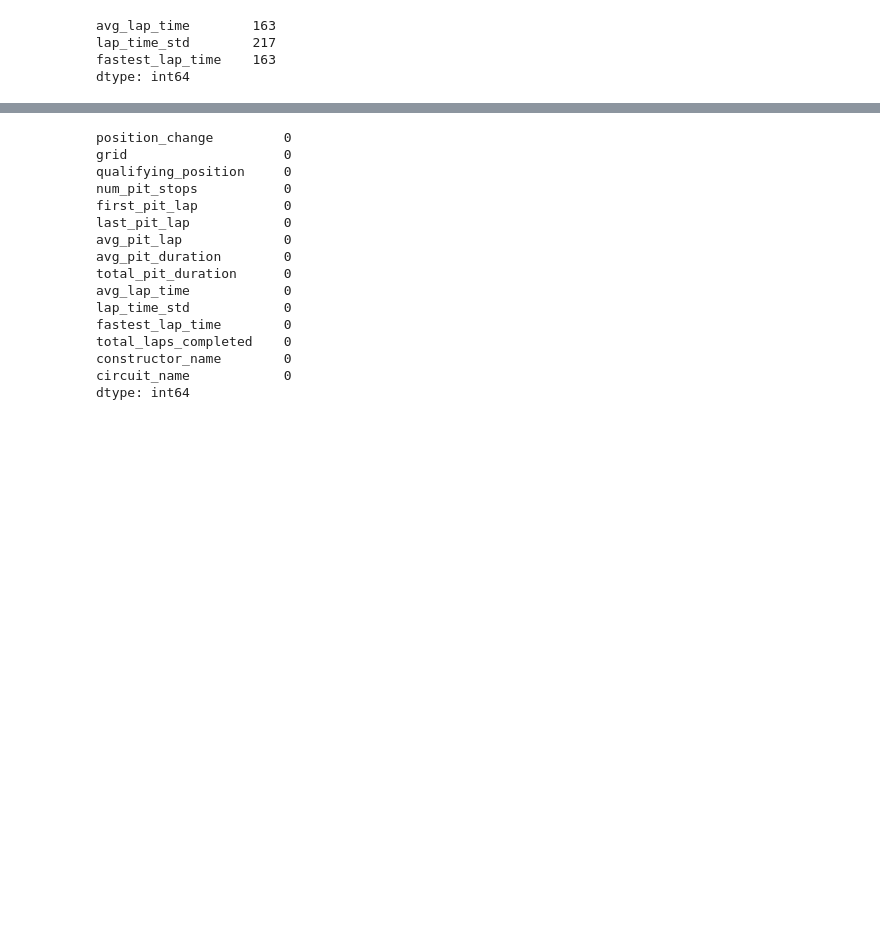
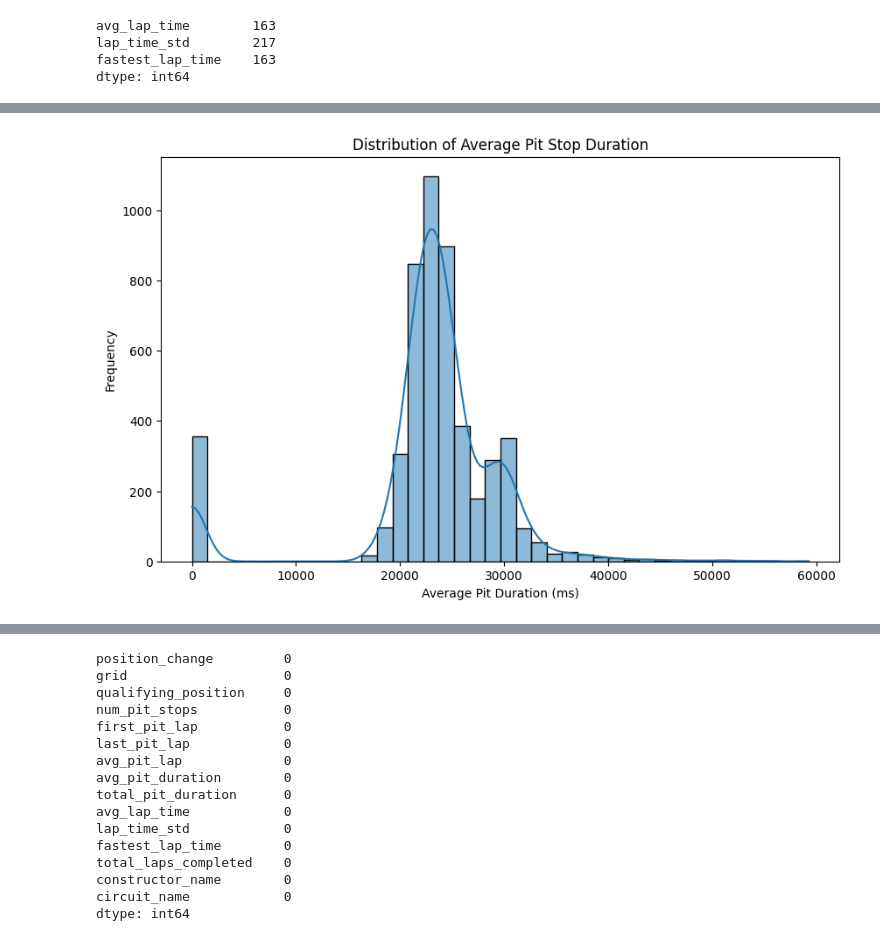
Before and after one commit to thomaschung1/F1-Pit-Strategy-Analysis, a Jupyter notebook: notebooks/exploratory_analysis.ipynb, the cells around one changed output, grey strips where cells are left out. Saved outputs shown, nothing was run; the diff lists cells and outputs as text; code cells hidden in the pictures; blank space fills up the shorter version.

```diff
--- a/notebooks/exploratory_analysis.ipynb
+++ b/notebooks/exploratory_analysis.ipynb
@@ -475,0 +412,21 @@ df = df[df["avg_lap_time"] < 200000]
+# %%
+plt.figure(figsize=(10,6))
+
+sns.histplot(
+    df["avg_pit_duration"],
+    bins=40,
+    kde=True
+)
+
+plt.title("Distribution of Average Pit Stop Duration")
+plt.xlabel("Average Pit Duration (ms)")
+plt.ylabel("Frequency")
+
+plt.savefig(
+    "../figures/avg_pit_duration_distribution.png",
+    bbox_inches="tight"
+)
+
+plt.show()
+# %% [output]
+[figure, added]
```
Also changed, not shown: parts of 38 cells of this notebook, 18 other files.
